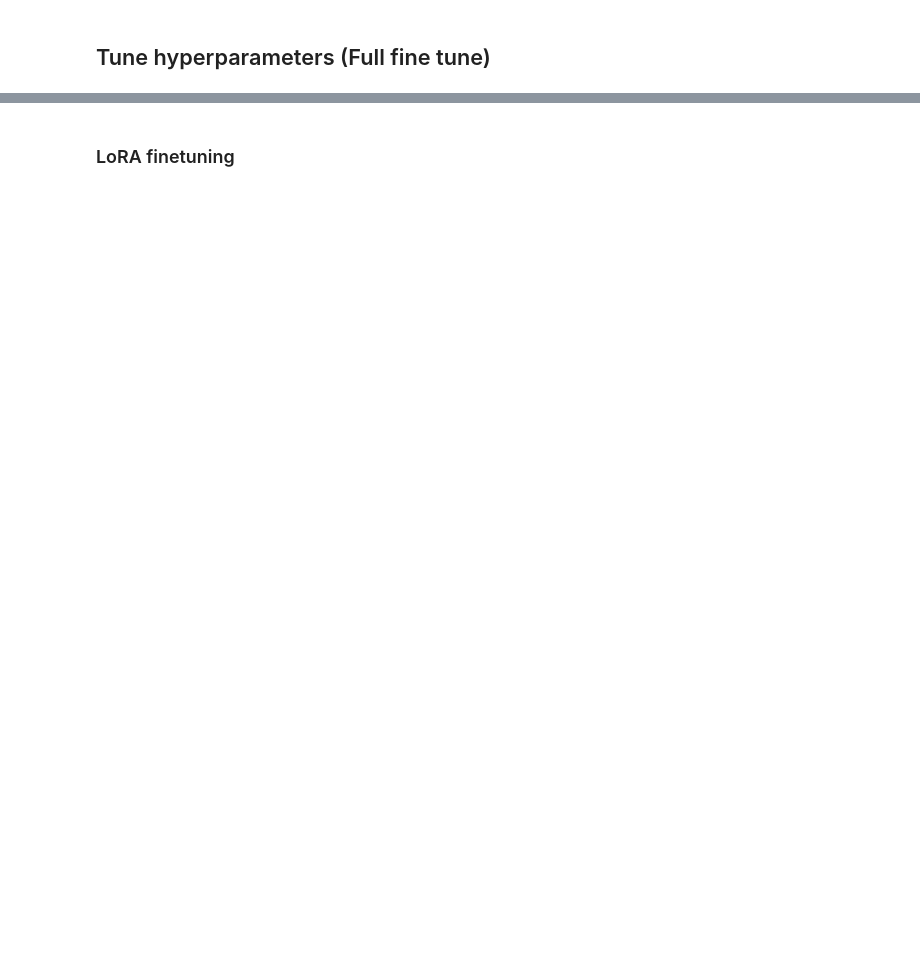
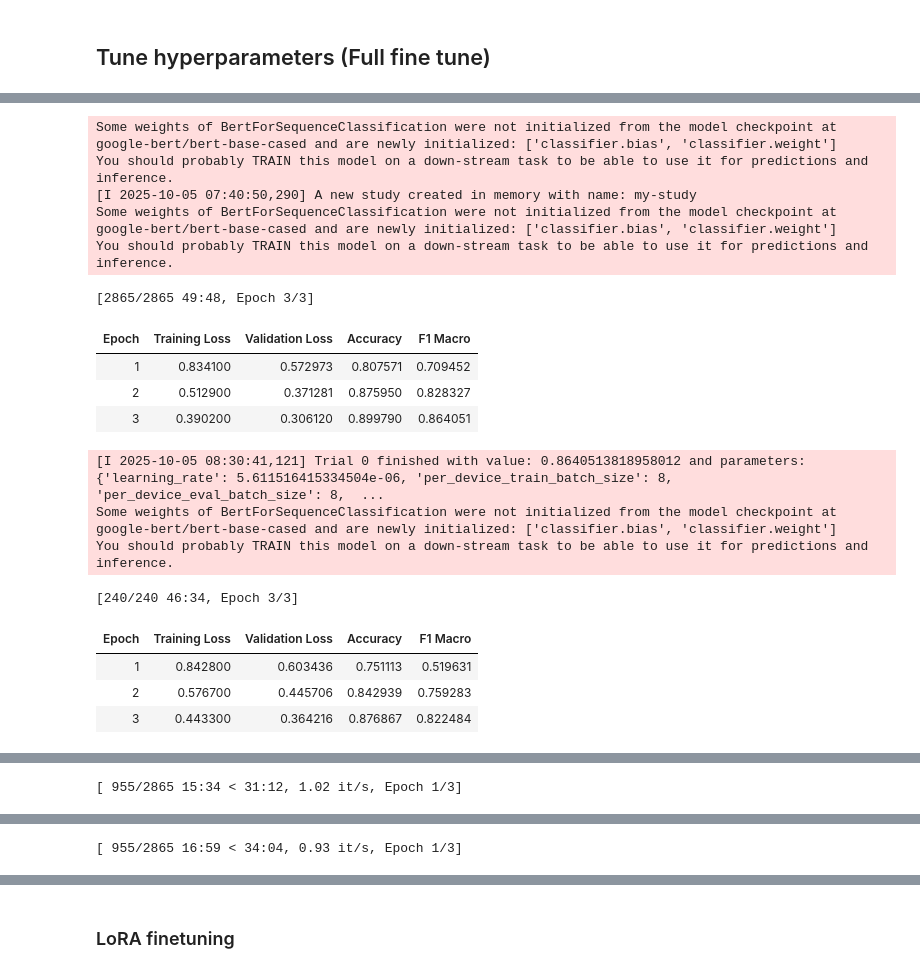
Before and after one commit to cedrickbx/LLM_finetuning_project, a Jupyter notebook: CS614_Assignment_1.ipynb, the cells around one changed output, grey strips where cells are left out. Saved outputs shown, nothing was run; the diff lists cells and outputs as text; code cells hidden in the pictures; blank space fills up the shorter version.

Commit message:
Completed hyperparameter tuning by optuna

```diff
--- a/CS614_Assignment_1.ipynb
+++ b/CS614_Assignment_1.ipynb
@@ -241,0 +184,78 @@ tuned_trainer = Trainer(
+# %%
+sampler = TPESampler(n_startup_trials=2, seed=42)
+pruner  = MedianPruner(n_startup_trials=2, n_warmup_steps=0)
+
+def optuna_hp_space(trial):
+    return {
+        "learning_rate": trial.suggest_float("learning_rate",1e-6, 1e-4, log=True),
+        "per_device_train_batch_size": trial.suggest_categorical("per_device_train_batch_size", [8, 16, 32]),
+        "per_device_eval_batch_size": trial.suggest_categorical("per_device_eval_batch_size", [8, 16, 32]),
+        "weight_decay": trial.suggest_categorical("weight_decay", [0.0, 0.01, 0.05, 0.1]),
+        "warmup_ratio": trial.suggest_float("warmup_ratio", 0.0, 0.3),
+        "gradient_accumulation_steps": trial.suggest_categorical("gradient_accumulation_steps", [1, 2, 3, 4, 5]),
+        "adam_beta1":   trial.suggest_float("adam_beta1", 0.85, 0.95),
+        "adam_beta2":   trial.suggest_float("adam_beta2", 0.98, 0.9995),
+        "adam_epsilon": trial.suggest_float("adam_epsilon", 1e-9, 1e-6, log=True)
+    }
+
+# function to define objective to maximise by optuna
+def compute_objective(metrics):
+    return metrics.get("eval_F1_macro", metrics.get("eval_f1"))
+
+# define training arguments for tuning
+optuna_args = TrainingArguments(
+    report_to="none",
+    metric_for_best_model="F1_macro",
+    num_train_epochs=3,
+    logging_steps=10,
+    logging_strategy="epoch",
+    logging_dir='./logs',
+    output_dir="test_trainer",
+    eval_strategy="epoch"
+)
+
+tuned_trainer = Trainer(
+      args=optuna_args,
+      model_init=model_instance,
+      train_dataset=train_dataset,
+      eval_dataset=val_dataset,
+      compute_metrics=compute_metrics,
+      data_collator=DataCollatorWithPadding(tokenizer=tokenizer)
+  )
+
+start_time = time.time()
+best_trial = tuned_trainer.hyperparameter_search(
+    direction="maximize", #maximise objective, f1_macro
+    backend="optuna",
+    hp_space=optuna_hp_space,
+    n_trials=5,
+    compute_objective=compute_objective,
+    study_name="my-study",
+    sampler=TPESampler(n_startup_trials=2, seed=42),
+    pruner=MedianPruner(n_startup_trials=2, n_warmup_steps=0) #pruner to cut down total tuning time
+)
+
+end_time = time.time()
+print(f"Time taken: {end_time-start_time} seconds")
+print(best_trial)
+print(f"Best macro F1 score: {best_trial.objective}")
+print(f"Best hyperparameters found: {best_trial.hyperparameters}")
+# %% [output]
+Some weights of BertForSequenceClassification were not initialized from the model checkpoint at google-bert/bert-base-cased and are newly initialized: ['classifier.bias', 'classifier.weight']
+You should probably TRAIN this model on a down-stream task to be able to use it for predictions and inference.
+[I 2025-10-05 07:40:50,290] A new study created in memory with name: my-study
+Some weights of BertForSequenceClassification were not initialized from the model checkpoint at google-bert/bert-base-cased and are newly initialized: ['classifier.bias', 'classifier.weight']
+You should probably TRAIN this model on a down-stream task to be able to use it for predictions and inference.
+[2865/2865 49:48, Epoch 3/3]
+| Epoch | Training Loss | Validation Loss | Accuracy | F1 Macro |
+| 1 | 0.834100 | 0.572973 | 0.807571 | 0.709452 |
+| 2 | 0.512900 | 0.371281 | 0.875950 | 0.828327 |
+| 3 | 0.390200 | 0.306120 | 0.899790 | 0.864051 |
+[I 2025-10-05 08:30:41,121] Trial 0 finished with value: 0.8640513818958012 and parameters: {'learning_rate': 5.611516415334504e-06, 'per_device_train_batch_size': 8, 'per_device_eval_batch_size': 8,  ...
+Some weights of BertForSequenceClassification were not initialized from the model checkpoint at google-bert/bert-base-cased and are newly initialized: ['classifier.bias', 'classifier.weight']
+You should probably TRAIN this model on a down-stream task to be able to use it for predictions and inference.
+[240/240 46:34, Epoch 3/3]
+| Epoch | Training Loss | Validation Loss | Accuracy | F1 Macro |
+| 1 | 0.842800 | 0.603436 | 0.751113 | 0.519631 |
+| 2 | 0.576700 | 0.445706 | 0.842939 | 0.759283 |
+| 3 | 0.443300 | 0.364216 | 0.876867 | 0.822484 |
@@ -241,0 +265 @@ tuned_trainer = Trainer(
+[ 955/2865 15:34 < 31:12, 1.02 it/s, Epoch 1/3]
@@ -241,0 +271 @@ tuned_trainer = Trainer(
+[ 955/2865 16:59 < 34:04, 0.93 it/s, Epoch 1/3]
```
Also changed, not shown: parts of 20 cells of this notebook.
